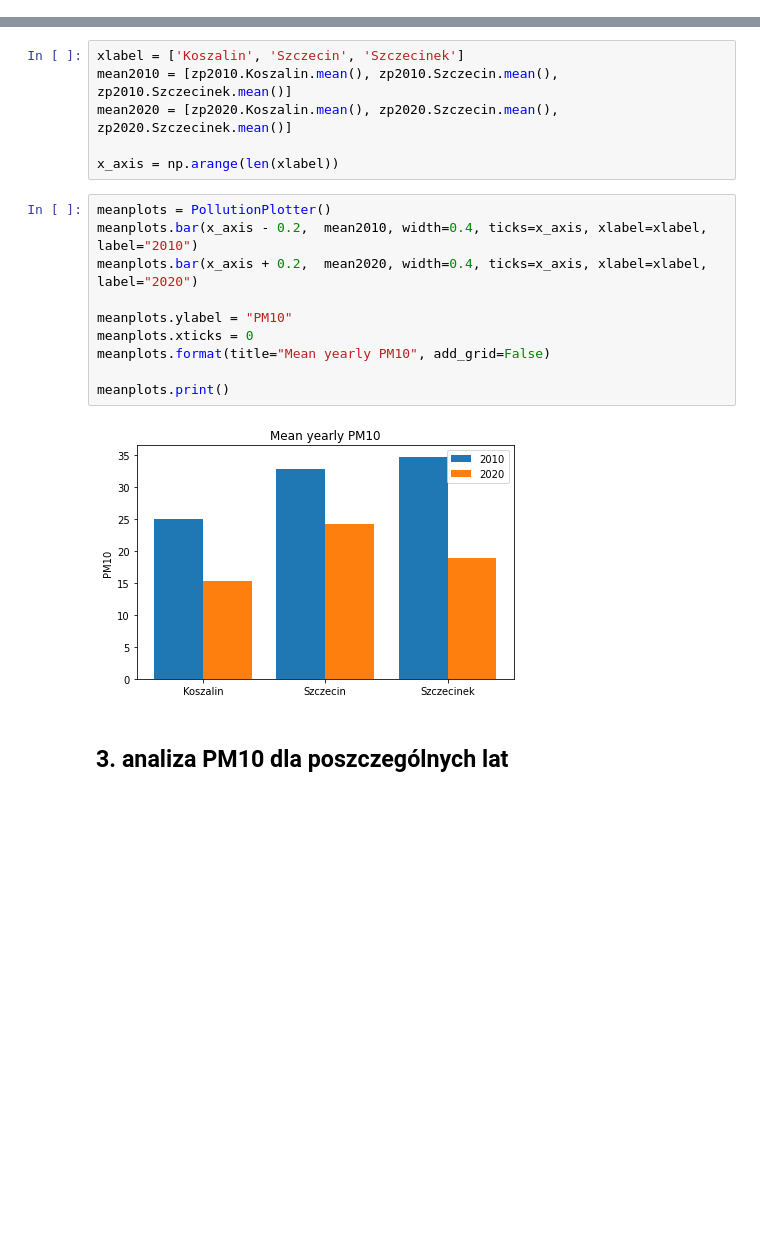
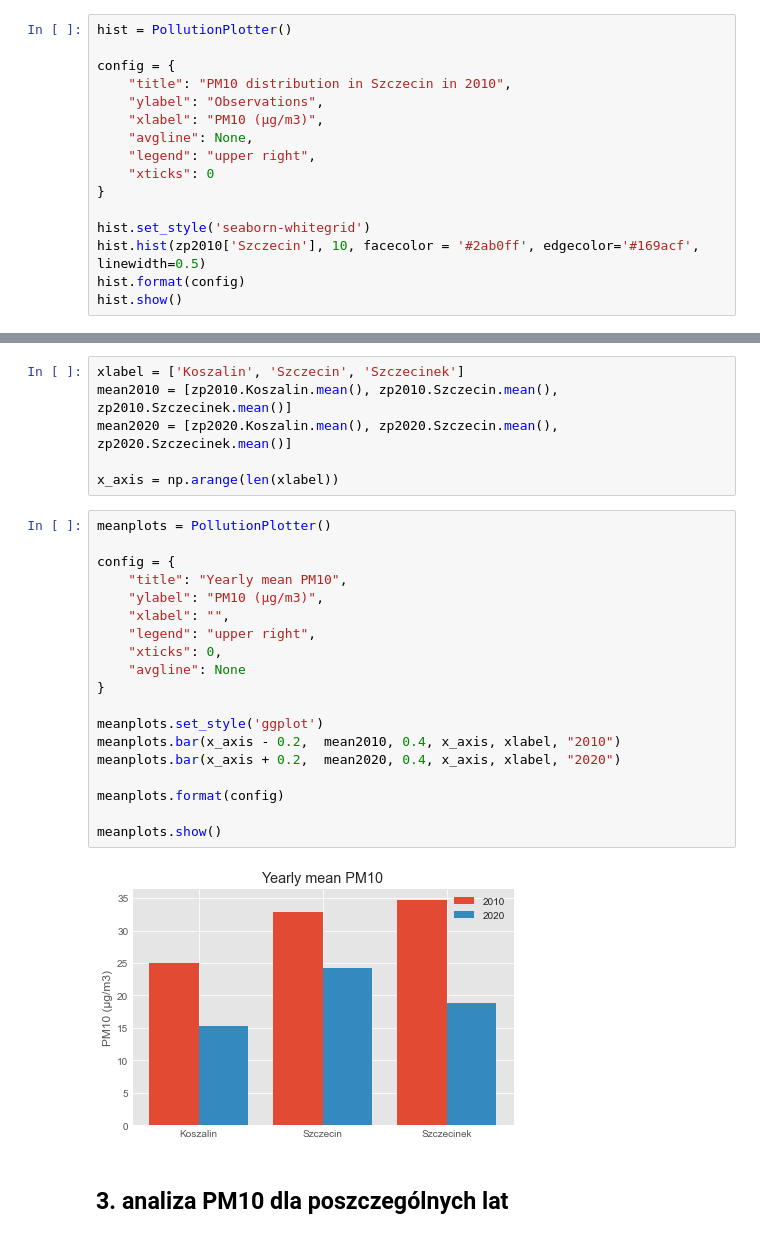
Before and after one commit to sekcja-geoinformacji-uam/pyPollution, a Jupyter notebook: notebook.ipynb, the cells around one changed output, grey strips where cells are left out. Drawn from its saved outputs; the diff is of its cells as text; blank space fills up the shorter version.

```diff
--- a/notebook.ipynb
+++ b/notebook.ipynb
@@ -53,3 +52,19 @@ mean_pm10_10 = zp2010[city_names].mean().mean()
 mean_pm10_20 = zp2020[city_names].mean().mean()
 # %% [markdown]
 ## 3. podstawowe informacje o wartościach PM10
+# %%
+hist = PollutionPlotter()
+
+config = {
+    "title": "PM10 distribution in Szczecin in 2010",
+    "ylabel": "Observations",
+    "xlabel": "PM10 (µg/m3)",
+    "avgline": None,
+    "legend": "upper right",
+    "xticks": 0
+}
+
+hist.set_style('seaborn-whitegrid')
+hist.hist(zp2010['Szczecin'], 10, facecolor = '#2ab0ff', edgecolor='#169acf', linewidth=0.5)
+hist.format(config)
+hist.show()
@@ -85,16 +103,25 @@ mean2020 = [zp2020.Koszalin.mean(), zp2020.Szczecin.mean(), zp2020.Szczecinek.me
 x_axis = np.arange(len(xlabel))
 # %%
 meanplots = PollutionPlotter()
-meanplots.bar(x_axis - 0.2,  mean2010, width=0.4, ticks=x_axis, xlabel=xlabel, label="2010")
-meanplots.bar(x_axis + 0.2,  mean2020, width=0.4, ticks=x_axis, xlabel=xlabel, label="2020")
 
-meanplots.ylabel = "PM10"
-meanplots.xticks = 0
-meanplots.format(title="Mean yearly PM10", add_grid=False)
+config = {
+    "title": "Yearly mean PM10",
+    "ylabel": "PM10 (µg/m3)",
+    "xlabel": "",
+    "legend": "upper right",
+    "xticks": 0,
+    "avgline": None
+}
 
-meanplots.print()
+meanplots.set_style('ggplot')
+meanplots.bar(x_axis - 0.2,  mean2010, 0.4, x_axis, xlabel, "2010")
+meanplots.bar(x_axis + 0.2,  mean2020, 0.4, x_axis, xlabel, "2020")
+
+meanplots.format(config)
+
+meanplots.show()
 # %% [output]
-[figure, old version]
+[figure, new version]
 # %% [markdown]
 ## 3. analiza PM10 dla poszczególnych lat
 # %%
```
Also changed, not shown: parts of 7 cells of this notebook.
